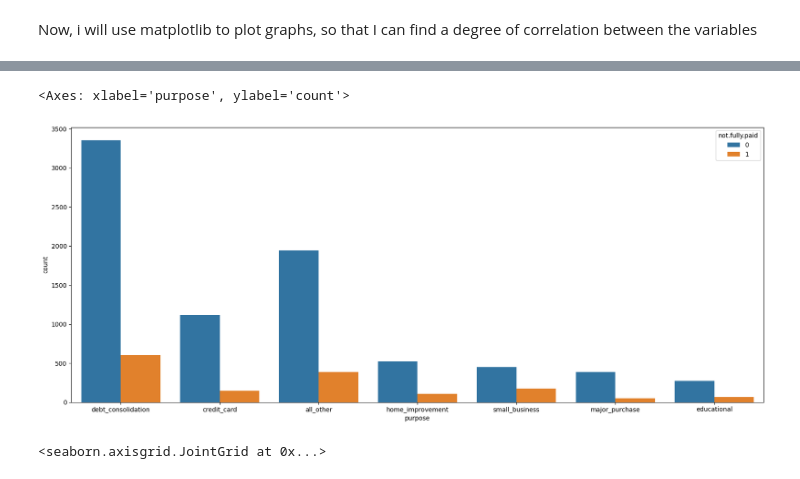
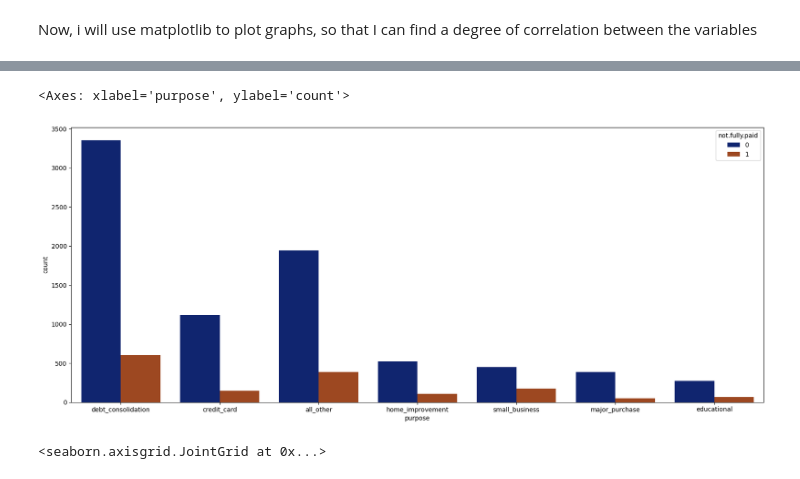
Before and after one commit to pedro-nunesm/Random-Forests-Model-x-Decision-Tree-Classifier-on-LendingClub-Dataset, a Jupyter notebook: index.ipynb, the cells around one changed output, grey strips where cells are left out. Cells and saved outputs as stored; diff of their text form; code cells hidden in the pictures.

```diff
--- a/index.ipynb
+++ b/index.ipynb
@@ -14,2 +14,2 @@ from sklearn.ensemble import RandomForestClassifier
 # %%
-loans = pd.read_csv('loan_data.csv')
+df = pd.read_csv('loan_data.csv')
@@ -73,9 +75,9 @@ sns.histplot(data=loans, x="fico", hue="not.fully.paid", bins=30)
 # %%
 #Countplot using the loans count by purpose and not fully paid situation
 fig, ax = plt.subplots(figsize=(20, 8))
-sns.countplot(data=loans, x='purpose', hue='not.fully.paid')
+sns.countplot(data=df, x='purpose', hue='not.fully.paid', palette='dark')
 # %% [output]
 <Axes: xlabel='purpose', ylabel='count'>
-[figure, old version]
+[figure, new version]
 # %%
 #Tendence between Int.Rate and FICO
```
Also changed, not shown: parts of 19 cells of this notebook, 5 other files.
